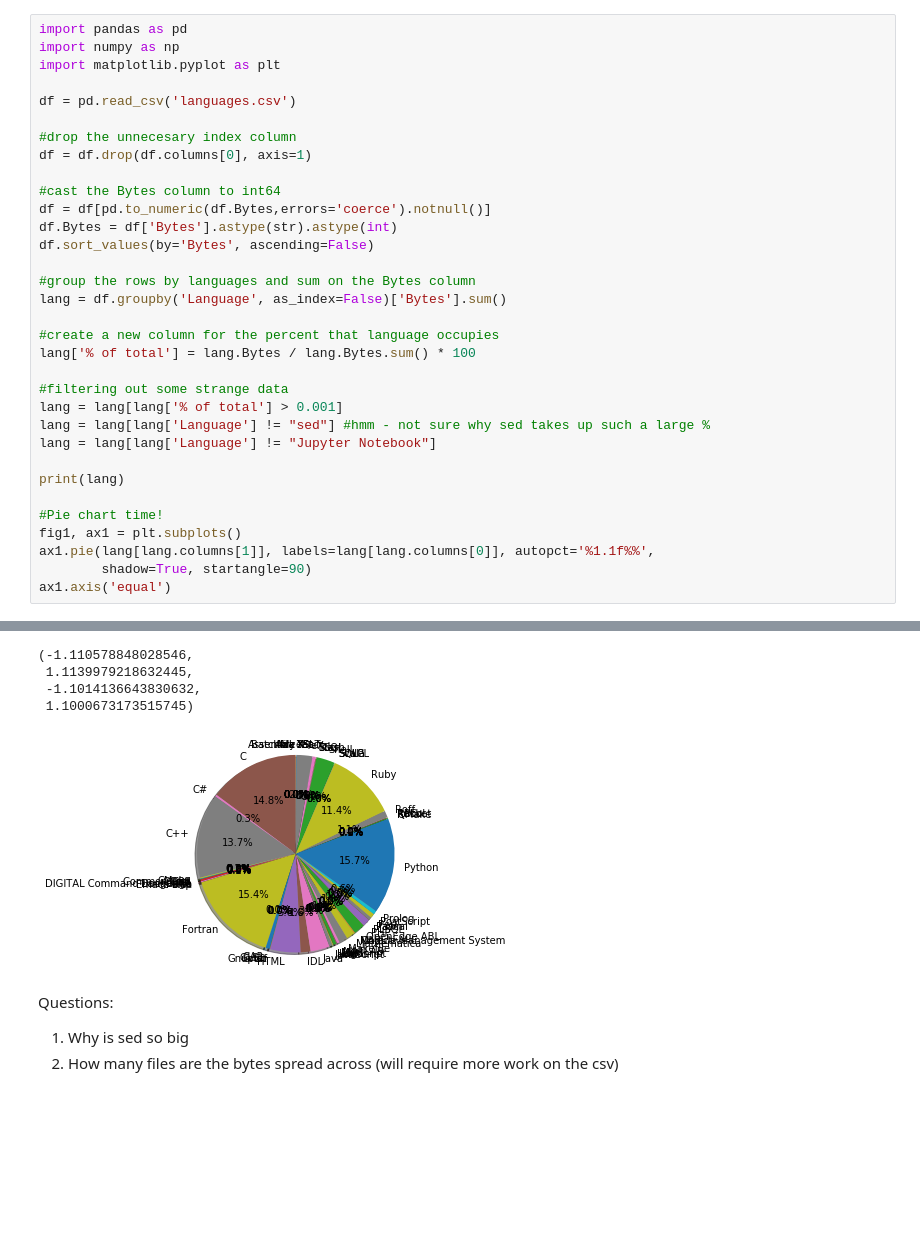
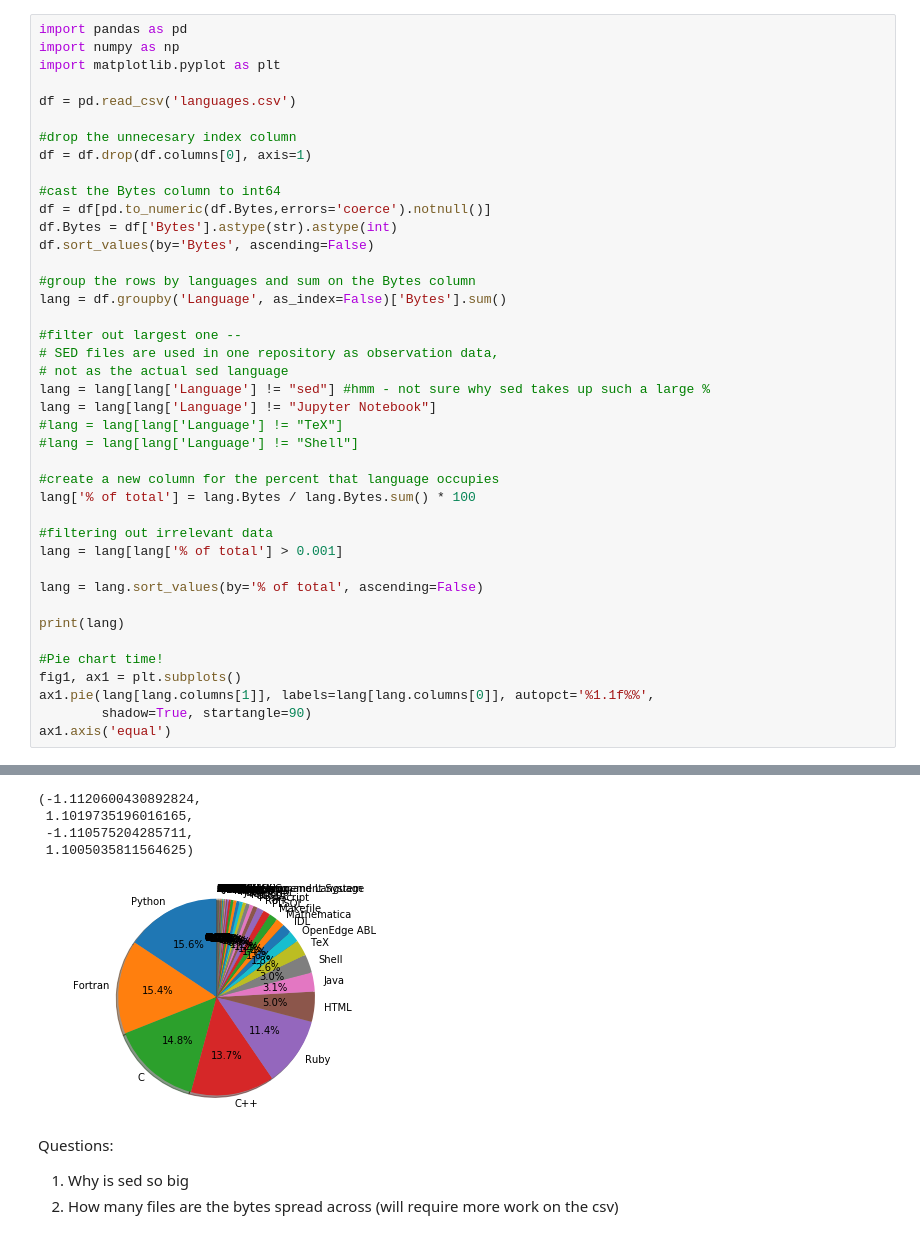
Before and after one commit to teuben/ascl-tools, a Jupyter notebook: languages_visualization.ipynb, the cells around one changed output, grey strips where cells are left out. Drawn from its saved outputs; the diff is of its cells as text; blank space fills up the shorter version.

Commit message:
better pie chart

```diff
--- a/languages_visualization.ipynb
+++ b/languages_visualization.ipynb
@@ -16,13 +16,21 @@ df.sort_values(by='Bytes', ascending=False)
 #group the rows by languages and sum on the Bytes column
 lang = df.groupby('Language', as_index=False)['Bytes'].sum()
 
+#filter out largest one --
+# SED files are used in one repository as observation data,
+# not as the actual sed language
+lang = lang[lang['Language'] != "sed"] #hmm - not sure why sed takes up such a large %
+lang = lang[lang['Language'] != "Jupyter Notebook"]
+#lang = lang[lang['Language'] != "TeX"]
+#lang = lang[lang['Language'] != "Shell"]
+
 #create a new column for the percent that language occupies
 lang['% of total'] = lang.Bytes / lang.Bytes.sum() * 100
 
-#filtering out some strange data
+#filtering out irrelevant data
 lang = lang[lang['% of total'] > 0.001]
-lang = lang[lang['Language'] != "sed"] #hmm - not sure why sed takes up such a large %
-lang = lang[lang['Language'] != "Jupyter Notebook"]
+
+lang = lang.sort_values(by='% of total', ascending=False)
 
 print(lang)
 
@@ -52,8 +60,8 @@ ax1.axis('equal')
-(-1.110578848028546,
- 1.1139979218632445,
- -1.1014136643830632,
- 1.1000673173515745)
+(-1.1120600430892824,
+ 1.1019735196016165,
+ -1.110575204285711,
+ 1.1005035811564625)
-[figure, old version]
+[figure, new version]
 # %% [markdown]
 Questions:
 
```
Also changed, not shown: parts of 2 cells of this notebook.
